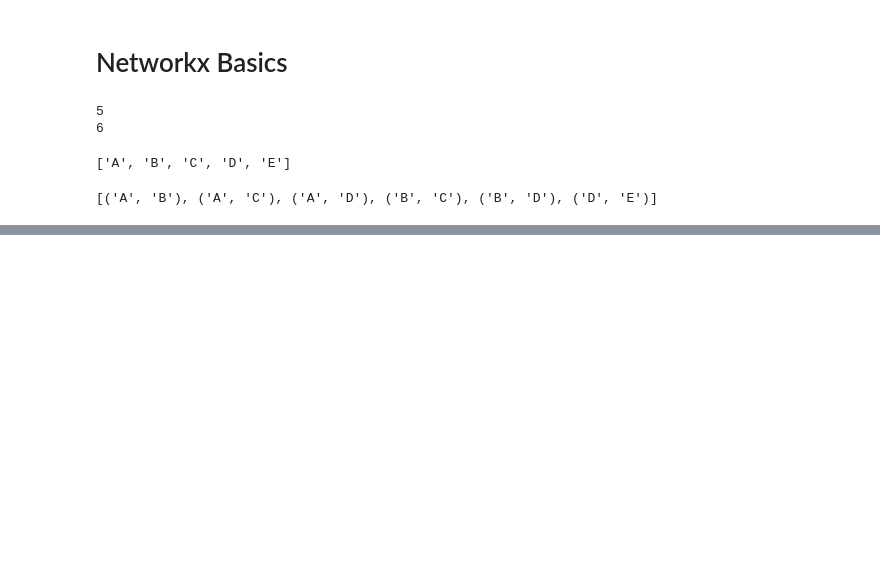
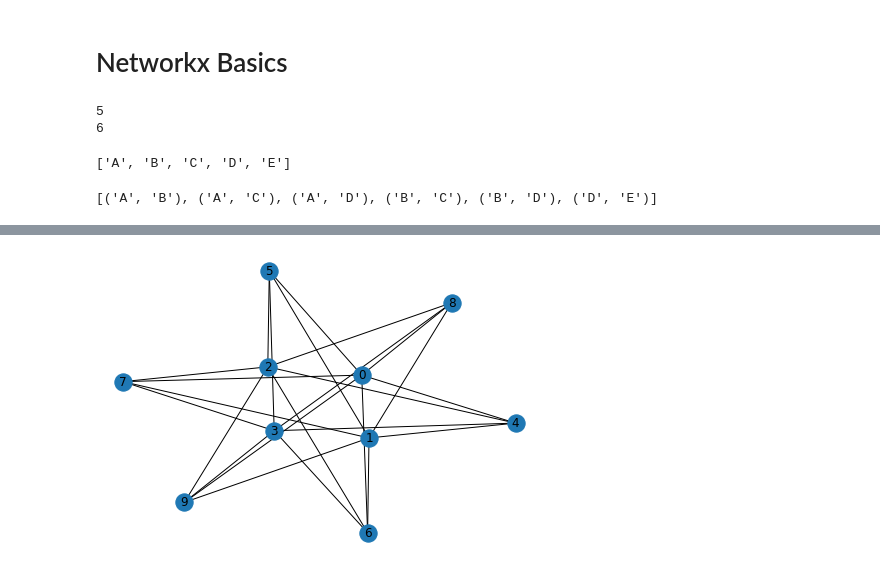
Before and after one commit to gdario/gnn_material, a Jupyter notebook: notebooks/NetworkBasics.ipynb, the cells around one changed output, grey strips where cells are left out. Saved outputs shown, nothing was run; the diff lists cells and outputs as text; code cells hidden in the pictures; blank space fills up the shorter version.

```diff
--- a/notebooks/NetworkBasics.ipynb
+++ b/notebooks/NetworkBasics.ipynb
@@ -33,0 +34,9 @@ nx.draw(G, with_labels=True, font_weight='bold')
+# %%
+def parity(n):
+    if n % 2 == 0:
+        return 'Even'
+    else:
+        return 'Odd'
+
+node_attributes = [(n, {'parity': parity(n)}) for n in range(10)]
+node_attributes
@@ -33,0 +54,3 @@ nx.draw(G, with_labels=True, font_weight='bold')
+# %%
+edge_attributes = [(i, j, {'value': i+j}) for i in range(4) for j in range(4, 10)]
+edge_attributes
@@ -33,0 +75,7 @@ nx.draw(G, with_labels=True, font_weight='bold')
+# %%
+H = nx.Graph()
+H.add_nodes_from(node_attributes)
+H.add_edges_from(edge_attributes)
+nx.draw(H, with_labels=True)
+# %% [output]
+[figure, added]
```
Also changed, not shown: parts of 7 cells of this notebook, 2 other files.
